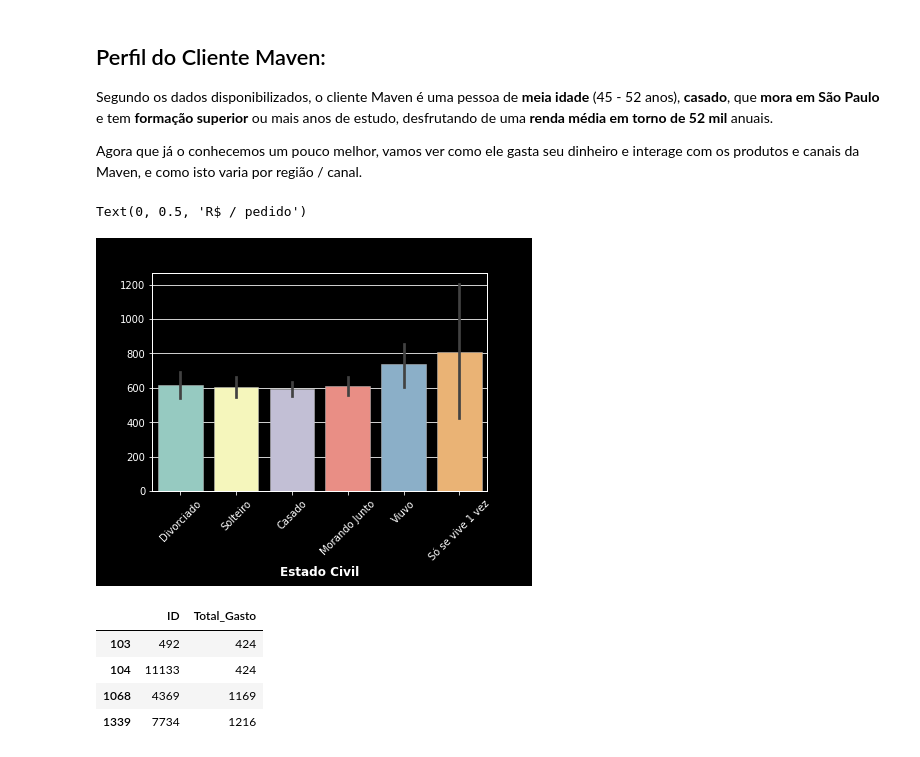
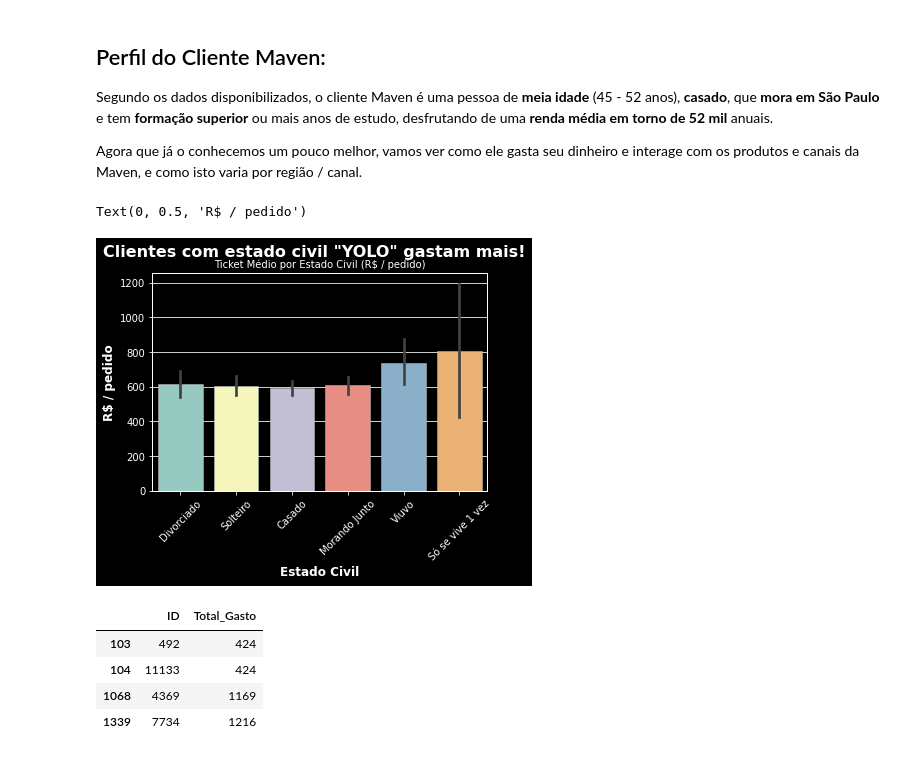
Before and after one commit to MarcioMot4/Maven-Marketing-Analysis-Custommer-Segmentation, a Jupyter notebook: Analise_Clientes_Maven_Marketing.ipynb, the cells around one changed output. Cells and saved outputs as stored; diff of their text form; code cells hidden in the pictures.

```diff
--- a/Analise_Clientes_Maven_Marketing.ipynb
+++ b/Analise_Clientes_Maven_Marketing.ipynb
@@ -1231,15 +1233,15 @@ Agora que já o conhecemos um pouco melhor, vamos ver como ele gasta seu dinheir
 #Criando a Coluna com o Total Gasto (R$) nos últimos 2 anos
 base_1_clean['Total_Gasto'] = base_1_clean[['Vlr_Vinho', 'Vlr_Frutas', 'Vlr_Carne', 'Vlr_Peixe', 'Vlr_Doces', 'Vlr_Ouro']].sum(1)
 # %%
-plt.suptitle('Clientes com estado civil "YOLO" gastam mais!', weight='bold', color='black').set_fontsize(16)
-plt.title('Ticket Médio por Estado Civil (R$ / pedido)', color = 'black').set_fontsize(10)
+plt.suptitle('Clientes com estado civil "YOLO" gastam mais!', weight='bold', color='white').set_fontsize(16)
+plt.title('Ticket Médio por Estado Civil (R$ / pedido)', color = 'white').set_fontsize(10)
 sns.barplot( 'Est_Civil', 'Total_Gasto', data = base_1_clean, edgecolor='silver')
 plt.xlabel('Estado Civil', weight = 'bold')
 plt.xticks(rotation=45)
-plt.ylabel('R$ / pedido', weight = 'bold', color = 'black')
+plt.ylabel('R$ / pedido', weight = 'bold', color = 'white')
 # %% [output]
 Text(0, 0.5, 'R$ / pedido')
-[figure, old version]
+[figure, new version]
 # %%
 Gastos_Est_Civil = base_1_clean[base_1_clean['Est_Civil'] == 'Só se vive 1 vez']
 display (Gastos_Est_Civil[['ID', 'Total_Gasto']])
```
Also changed, not shown: parts of 46 cells of this notebook.
